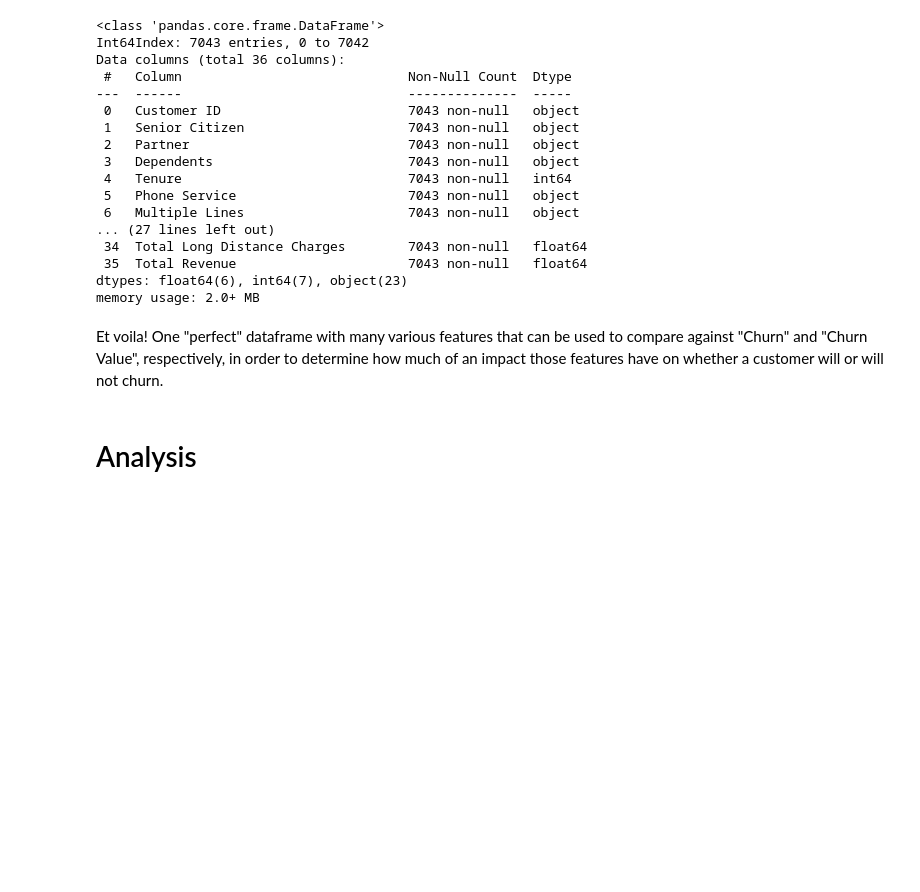
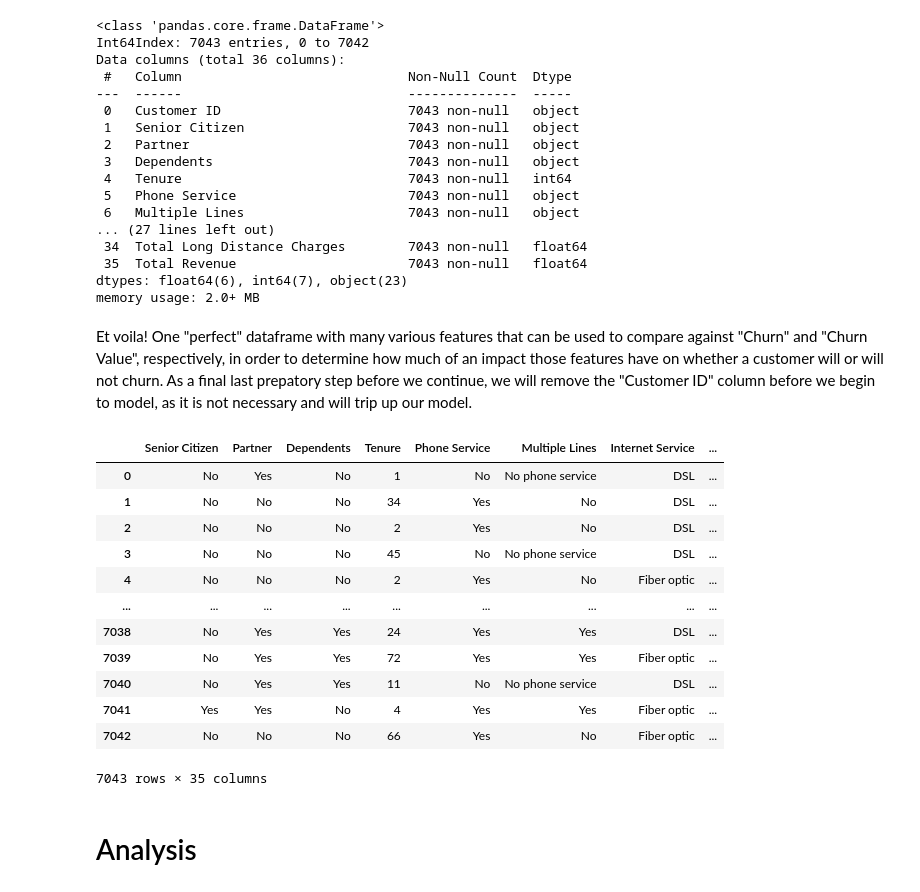
Before and after one commit to falloutb1tch/ChurnBackTime, a Jupyter notebook: Final.ipynb, the cells around one changed output. Cells and saved outputs as stored; diff of their text form; code cells hidden in the pictures; blank space fills up the shorter version.

```diff
--- a/Final.ipynb
+++ b/Final.ipynb
@@ -399,4 +401,4 @@ Data columns (total 36 columns):
 dtypes: float64(6), int64(7), object(23)
 memory usage: 2.0+ MB
 # %% [markdown]
-Et voila! One "perfect" dataframe with many various features that can be used to compare against "Churn" and "Churn Value", respectively, in order to determine how much of an impact those features have on whether a customer will or will not churn.
+Et voila! One "perfect" dataframe with many various features that can be used to compare against "Churn" and "Churn Value", respectively, in order to determine how much of an impact those features have on whether a customer will or will not churn. As a final last prepatory step before we continue, we will remove the "Customer ID" column before we begin to model, as it is not necessary and will trip up our model.
@@ -403,3 +407,19 @@ Et voila! One "perfect" dataframe with many various features that can be used to
+# %%
+final_df
+# %% [output]
+|  | Senior Citizen | Partner | Dependents | Tenure | Phone Service | Multiple Lines | Internet Service | ... |
+| 0 | No | Yes | No | 1 | No | No phone service | DSL | ... |
+| 1 | No | No | No | 34 | Yes | No | DSL | ... |
+| 2 | No | No | No | 2 | Yes | No | DSL | ... |
+| 3 | No | No | No | 45 | No | No phone service | DSL | ... |
+| 4 | No | No | No | 2 | Yes | No | Fiber optic | ... |
+| ... | ... | ... | ... | ... | ... | ... | ... | ... |
+| 7038 | No | Yes | Yes | 24 | Yes | Yes | DSL | ... |
+| 7039 | No | Yes | Yes | 72 | Yes | Yes | Fiber optic | ... |
+| 7040 | No | Yes | Yes | 11 | No | No phone service | DSL | ... |
+| 7041 | Yes | Yes | No | 4 | Yes | Yes | Fiber optic | ... |
+| 7042 | No | No | No | 66 | Yes | No | Fiber optic | ... |
+7043 rows × 35 columns
 # %% [markdown]
 # Analysis
 # %% [markdown]
```
Also changed, not shown: parts of 18 cells of this notebook.
